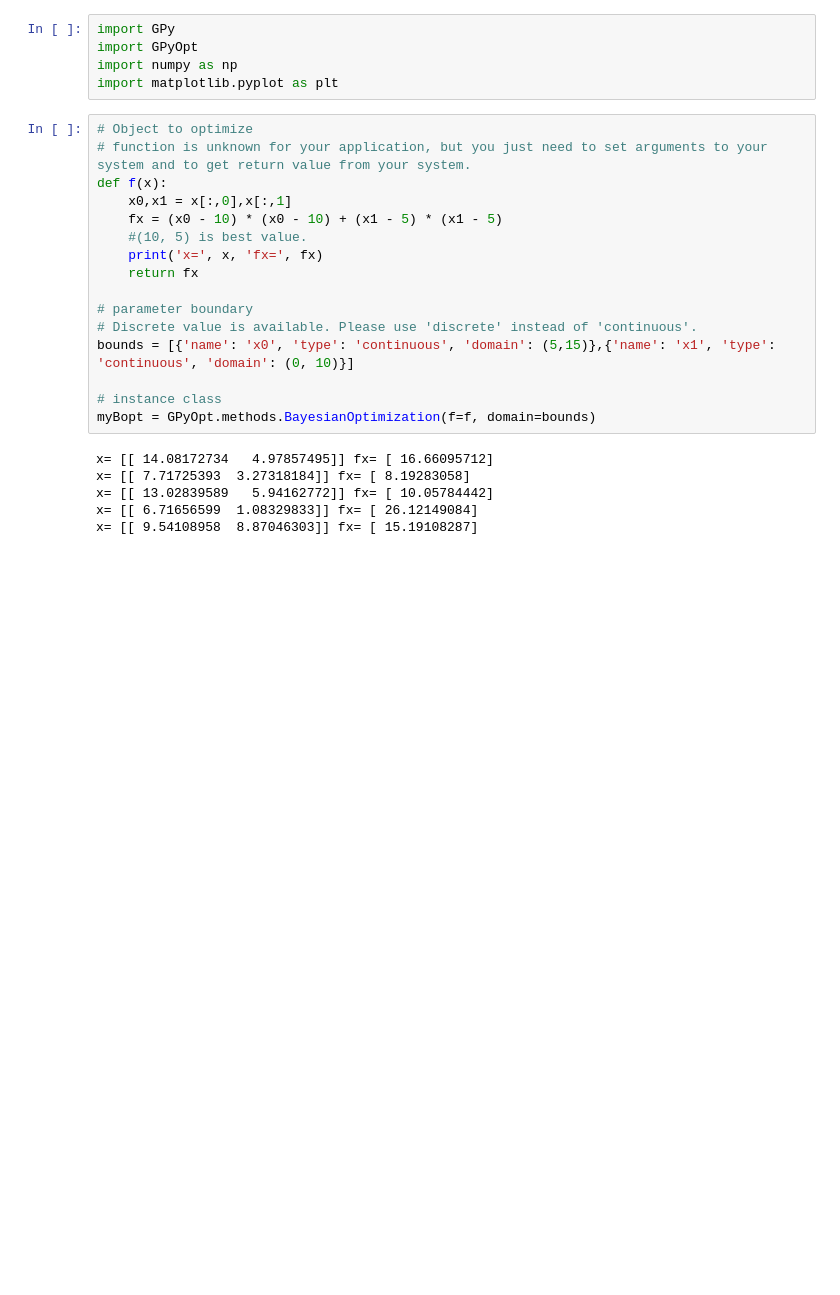
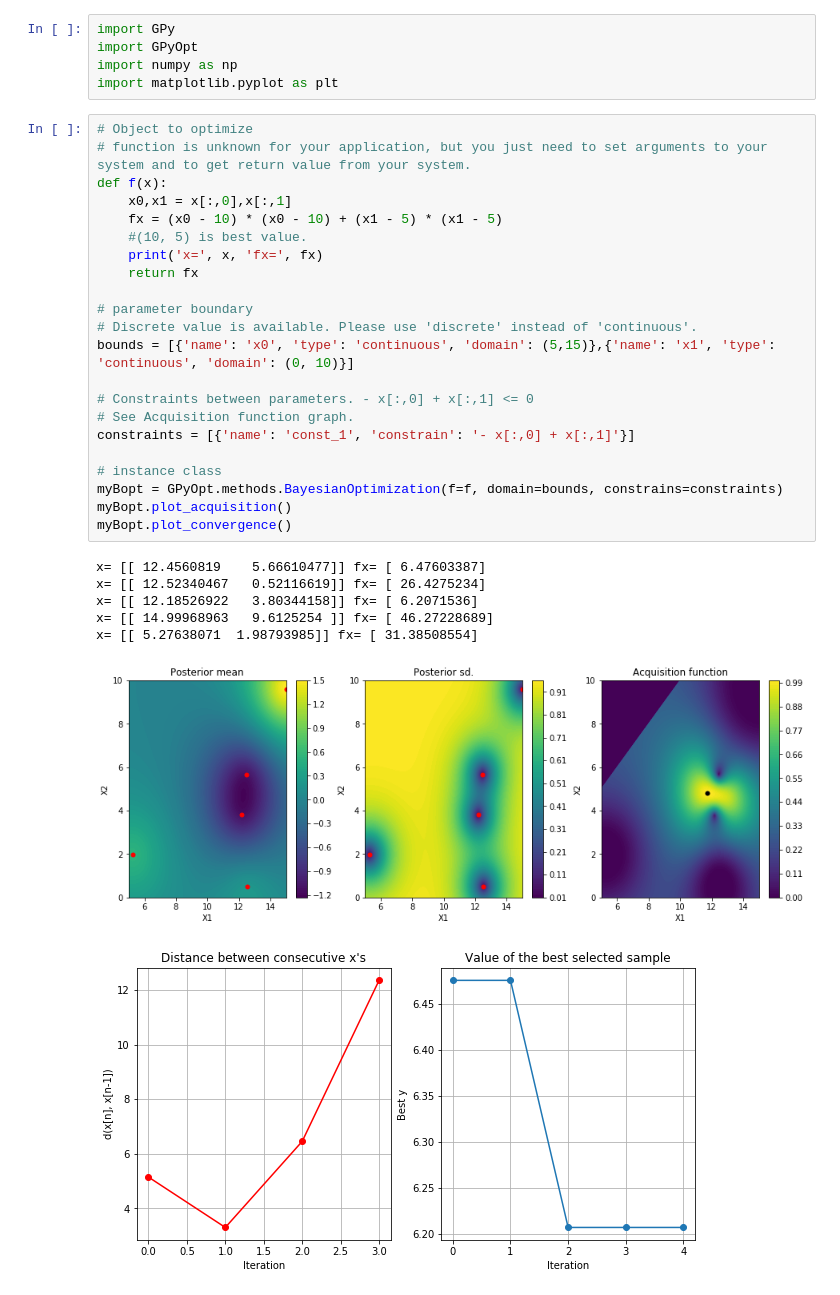
Before and after one commit to AtsushiNishida/test, a Jupyter notebook: BayesianOptimization.ipynb, the cells around one changed output. Cells and saved outputs as stored; diff of their text form; blank space fills up the shorter version.

```diff
--- a/BayesianOptimization.ipynb
+++ b/BayesianOptimization.ipynb
@@ -6,24 +6,32 @@ import matplotlib.pyplot as plt
 # %%
 # Object to optimize
 # function is unknown for your application, but you just need to set arguments to your system and to get return value from your system.
 def f(x):
     x0,x1 = x[:,0],x[:,1]
     fx = (x0 - 10) * (x0 - 10) + (x1 - 5) * (x1 - 5)
     #(10, 5) is best value.
     print('x=', x, 'fx=', fx)
     return fx
 
 # parameter boundary
 # Discrete value is available. Please use 'discrete' instead of 'continuous'.
 bounds = [{'name': 'x0', 'type': 'continuous', 'domain': (5,15)},{'name': 'x1', 'type': 'continuous', 'domain': (0, 10)}]
 
+# Constraints between parameters. - x[:,0] + x[:,1] <= 0
+# See Acquisition function graph.
+constraints = [{'name': 'const_1', 'constrain': '- x[:,0] + x[:,1]'}]
+
 # instance class
-myBopt = GPyOpt.methods.BayesianOptimization(f=f, domain=bounds)
+myBopt = GPyOpt.methods.BayesianOptimization(f=f, domain=bounds, constrains=constraints)
+myBopt.plot_acquisition()
+myBopt.plot_convergence()
 # %% [output]
-x= [[ 14.08172734   4.97857495]] fx= [ 16.66095712]
-x= [[ 7.71725393  3.27318184]] fx= [ 8.19283058]
-x= [[ 13.02839589   5.94162772]] fx= [ 10.05784442]
-x= [[ 6.71656599  1.08329833]] fx= [ 26.12149084]
-x= [[ 9.54108958  8.87046303]] fx= [ 15.19108287]
+x= [[ 12.4560819    5.66610477]] fx= [ 6.47603387]
+x= [[ 12.52340467   0.52116619]] fx= [ 26.4275234]
+x= [[ 12.18526922   3.80344158]] fx= [ 6.2071536]
+x= [[ 14.99968963   9.6125254 ]] fx= [ 46.27228689]
+x= [[ 5.27638071  1.98793985]] fx= [ 31.38508554]
+[figure, added]
+[figure, added]
 # %%
 # optimization
```
Also changed, not shown: parts of 8 cells of this notebook.
